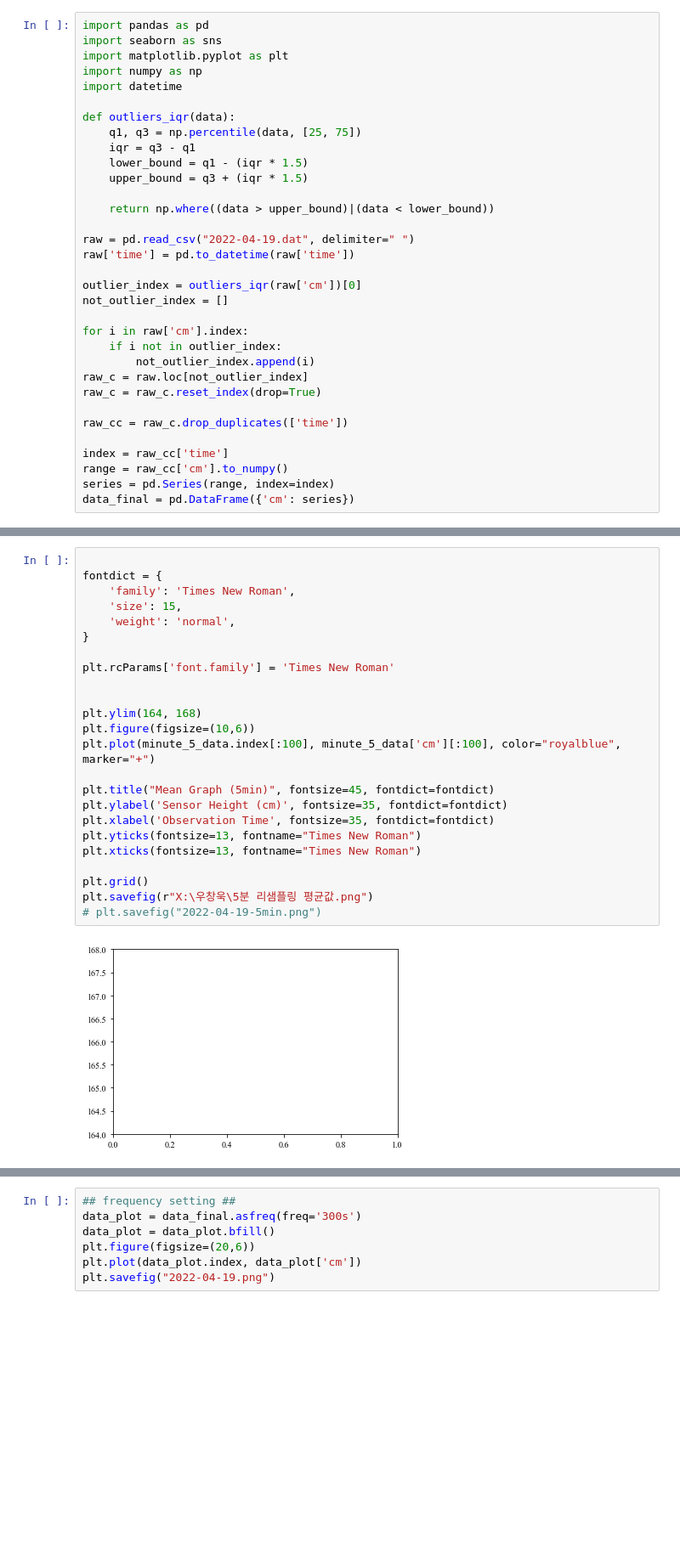
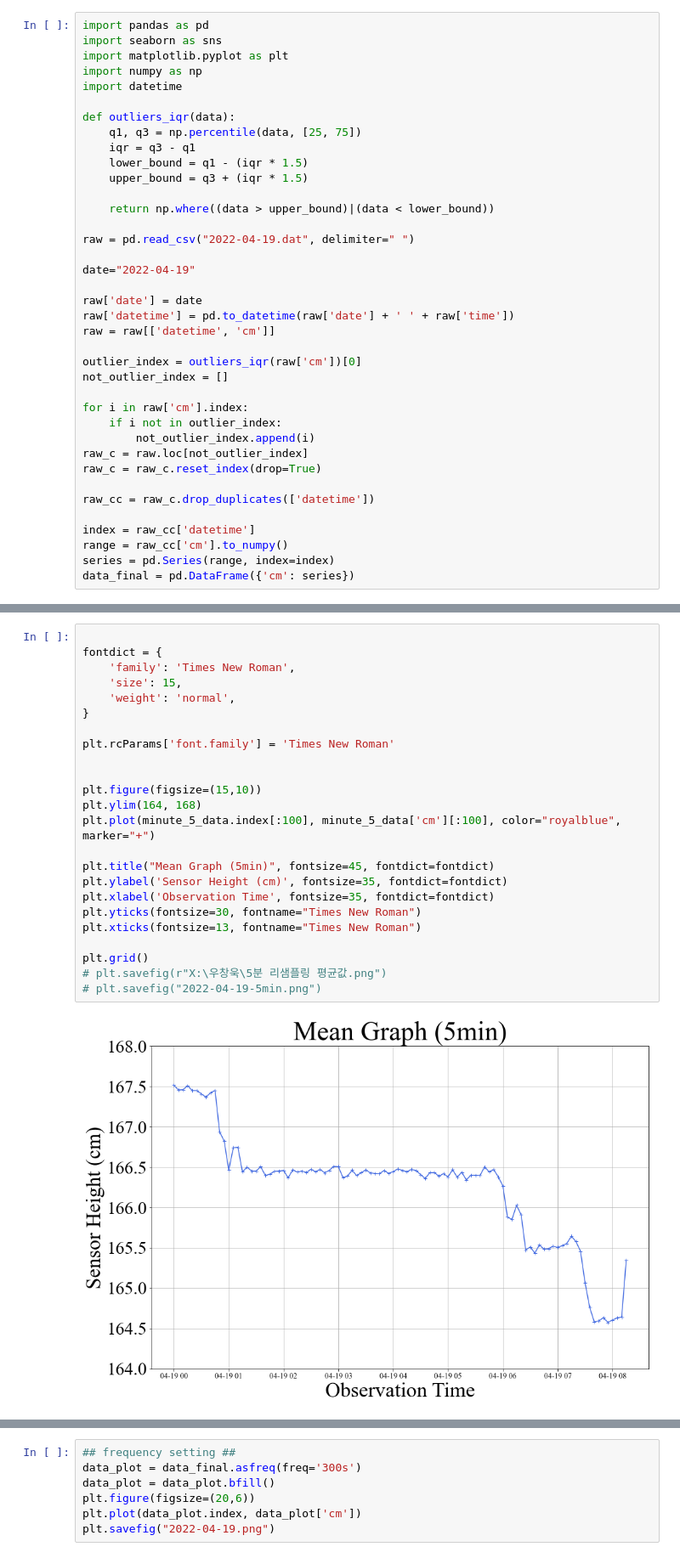
Before and after one commit to funkyblues/Ultrasonic-Sensor-plotandresampling, a Jupyter notebook: frequency_setting_real.ipynb, the cells around one changed output, grey strips where cells are left out. Shown at 85% size. Drawn from its saved outputs; the diff is of its cells as text; blank space fills up the shorter version.

```diff
--- a/frequency_setting_real.ipynb
+++ b/frequency_setting_real.ipynb
@@ -14,7 +14,12 @@ def outliers_iqr(data):
     return np.where((data > upper_bound)|(data < lower_bound))
 
 raw = pd.read_csv("2022-04-19.dat", delimiter=" ")
-raw['time'] = pd.to_datetime(raw['time'])
+
+date="2022-04-19"
+
+raw['date'] = date
+raw['datetime'] = pd.to_datetime(raw['date'] + ' ' + raw['time'])
+raw = raw[['datetime', 'cm']]
 
 outlier_index = outliers_iqr(raw['cm'])[0]
 not_outlier_index = []
@@ -25,9 +30,9 @@ for i in raw['cm'].index:
 raw_c = raw.loc[not_outlier_index]
 raw_c = raw_c.reset_index(drop=True)
 
-raw_cc = raw_c.drop_duplicates(['time'])
+raw_cc = raw_c.drop_duplicates(['datetime'])
 
-index = raw_cc['time']
+index = raw_cc['datetime']
 range = raw_cc['cm'].to_numpy()
 series = pd.Series(range, index=index)
 data_final = pd.DataFrame({'cm': series})
@@ -197,26 +219,26 @@ minute_5_data
 # %%
 
 fontdict = {
     'family': 'Times New Roman',
     'size': 15,
     'weight': 'normal',
 }
 
 plt.rcParams['font.family'] = 'Times New Roman'
 
 
+plt.figure(figsize=(15,10))
 plt.ylim(164, 168)
-plt.figure(figsize=(10,6))
 plt.plot(minute_5_data.index[:100], minute_5_data['cm'][:100], color="royalblue", marker="+")
 
 plt.title("Mean Graph (5min)", fontsize=45, fontdict=fontdict)
 plt.ylabel('Sensor Height (cm)', fontsize=35, fontdict=fontdict)
 plt.xlabel('Observation Time', fontsize=35, fontdict=fontdict)
-plt.yticks(fontsize=13, fontname="Times New Roman")
+plt.yticks(fontsize=30, fontname="Times New Roman")
 plt.xticks(fontsize=13, fontname="Times New Roman")
 
 plt.grid()
-plt.savefig(r"X:\우창욱\5분 리샘플링 평균값.png")
+# plt.savefig(r"X:\우창욱\5분 리샘플링 평균값.png")
 # plt.savefig("2022-04-19-5min.png")
 # %% [output]
-[figure, old version]
+[figure, new version]
```
Also changed, not shown: parts of 10 cells of this notebook, 1 other file.
